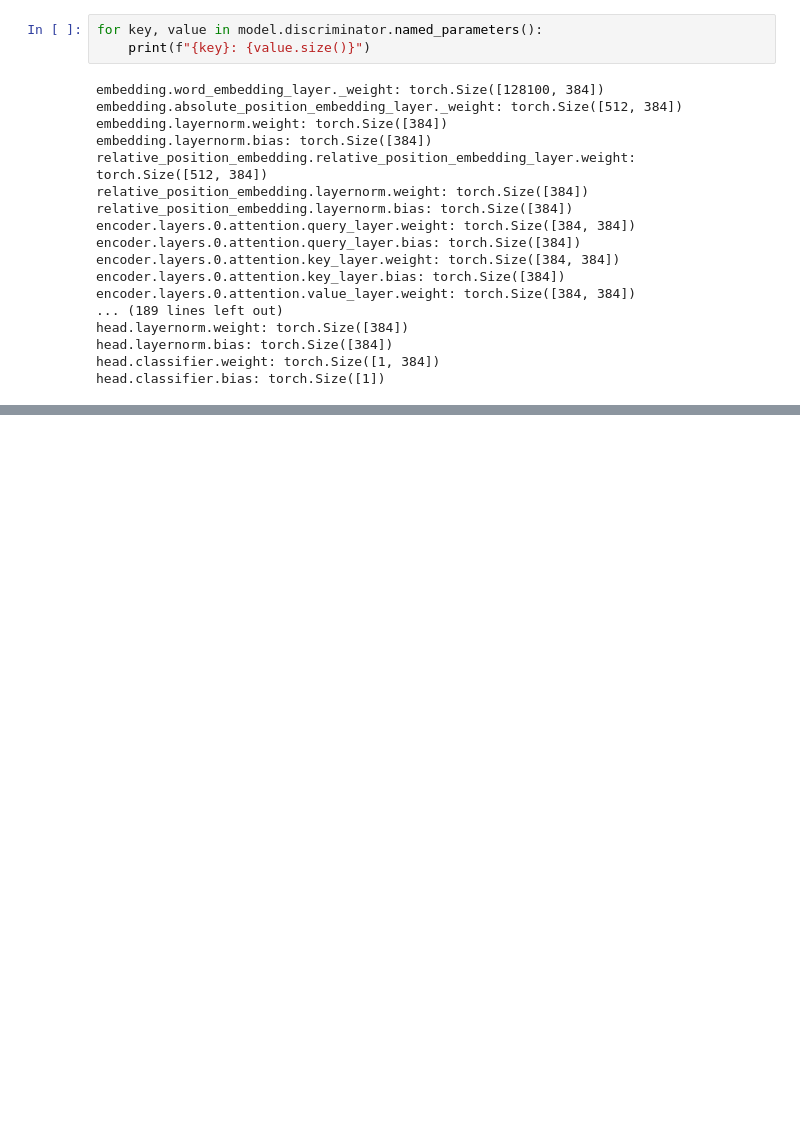
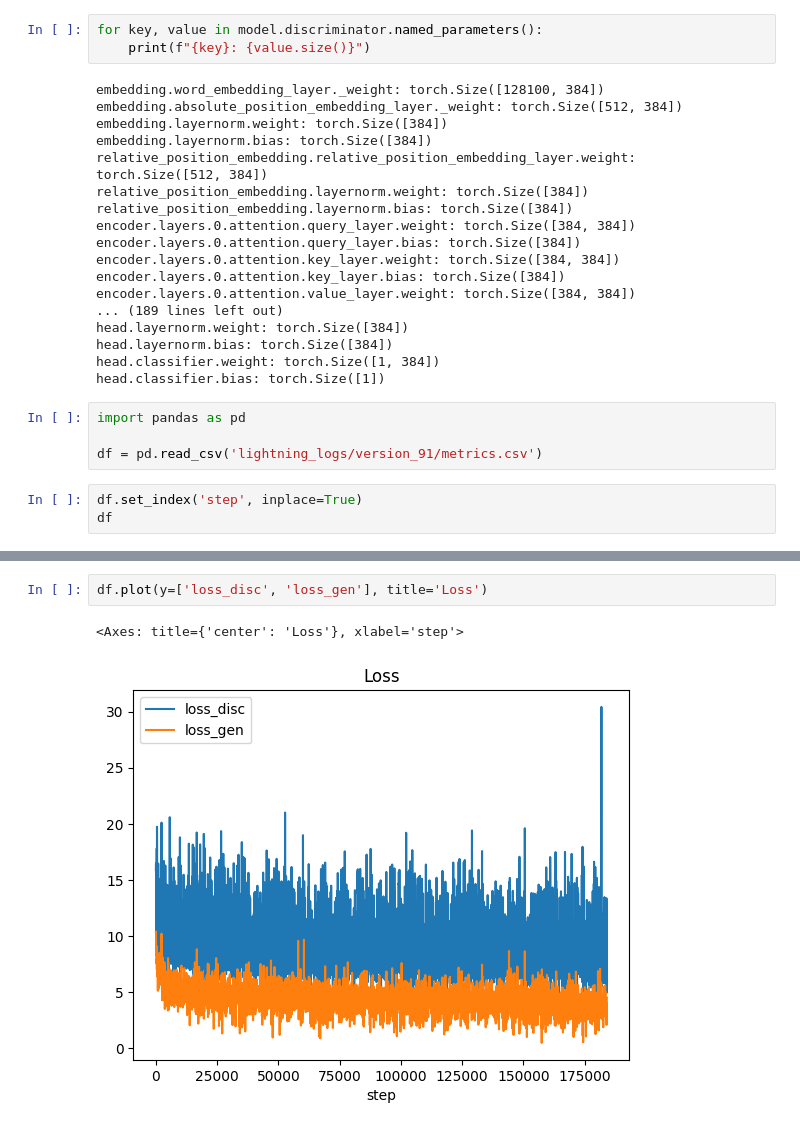
Before and after one commit to mh-ha/edison, a Jupyter notebook: memo3.ipynb, the cells around one changed output, grey strips where cells are left out. Saved outputs shown, nothing was run; the diff lists cells and outputs as text; blank space fills up the shorter version.

```diff
--- a/memo3.ipynb
+++ b/memo3.ipynb
@@ -249,3 +249,10 @@ head.layernorm.weight: torch.Size([384])
 head.layernorm.bias: torch.Size([384])
 head.classifier.weight: torch.Size([1, 384])
 head.classifier.bias: torch.Size([1])
+# %%
+import pandas as pd
+
+df = pd.read_csv('lightning_logs/version_91/metrics.csv')
+# %%
+df.set_index('step', inplace=True)
+df
@@ -251,0 +274,5 @@ head.classifier.bias: torch.Size([1])
+# %%
+df.plot(y=['loss_disc', 'loss_gen'], title='Loss')
+# %% [output]
+<Axes: title={'center': 'Loss'}, xlabel='step'>
+[figure, added]
```
Also changed, not shown: parts of 1 cell of this notebook, 42 other files.
